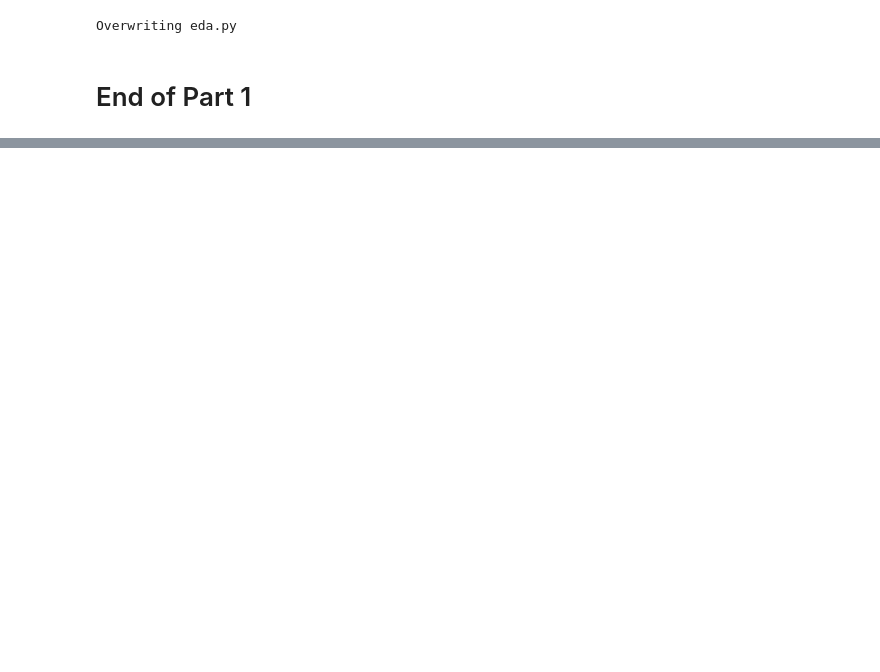
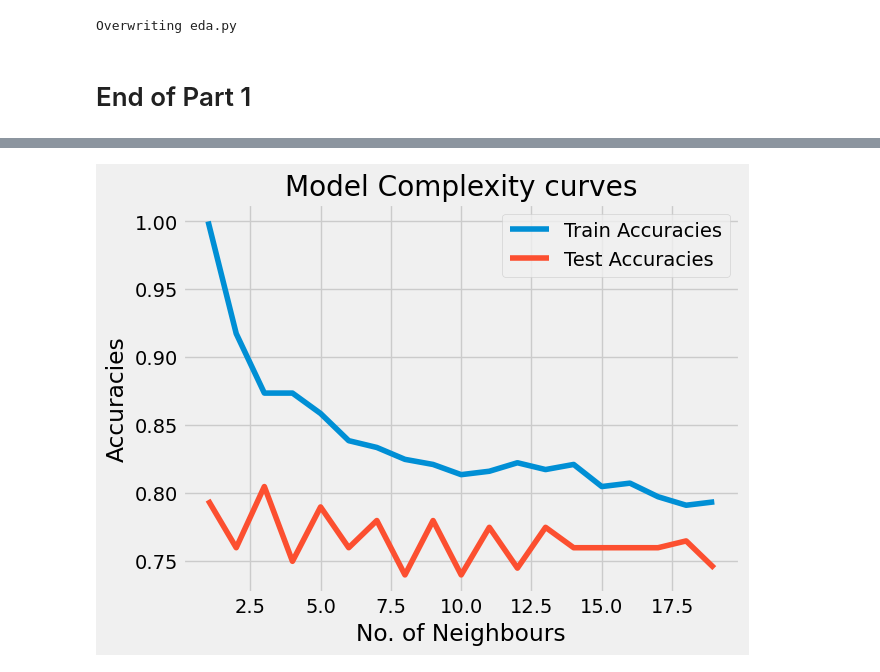
Before and after one commit to Chakrish-kristam/ml, a Jupyter notebook: End to End Machine Learning With Deployment.ipynb, the cells around one changed output, grey strips where cells are left out. Drawn from its saved outputs; the diff is of its cells as text; code cells hidden in the pictures; blank space fills up the shorter version.

```diff
--- a/End to End Machine Learning With Deployment.ipynb
+++ b/End to End Machine Learning With Deployment.ipynb
@@ -395,0 +458,8 @@ pwd
+# %%
+def process(data,label):
+    X=data.drop(label,axis=1)
+    y=data[label]
+    sm=SMOTE()
+    X,y=sm.fit_resample(X,y)
+    x_train,x_test,y_train,y_test=train_test_split(X,y,test_size=0.2,random_state=42)
+    return x_train,x_test,y_train,y_test
@@ -395,0 +514,21 @@ pwd
+# %%
+## Optimize K in KNN
+neighbours=np.arange(1,20)
+train_accuracies=np.empty(len(neighbours))
+test_accuracies=np.empty(len(neighbours))
+
+for i,k in enumerate(neighbours):
+    knn=KNeighborsClassifier(n_neighbors=k)
+    knn.fit(x_train,y_train)
+    train_accuracies[i]=knn.score(x_train,y_train)
+    test_accuracies[i]=knn.score(x_test,y_test)
+
+plt.plot(neighbours,train_accuracies,label='Train Accuracies')
+plt.plot(neighbours,test_accuracies,label='Test Accuracies')
+plt.legend()
+plt.title("Model Complexity curves")
+plt.xlabel('No. of Neighbours')
+plt.ylabel('Accuracies')
+plt.show()
+# %% [output]
+[figure, added]
```
Also changed, not shown: parts of 28 cells of this notebook, 2 other files.
